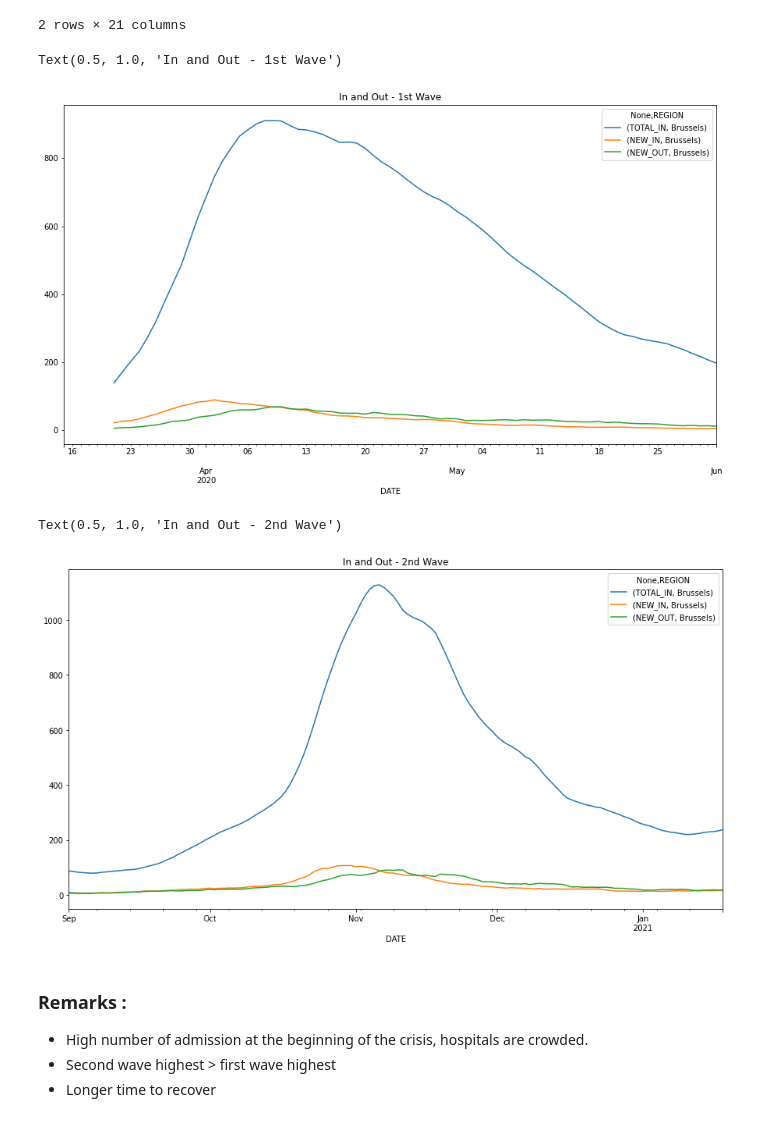
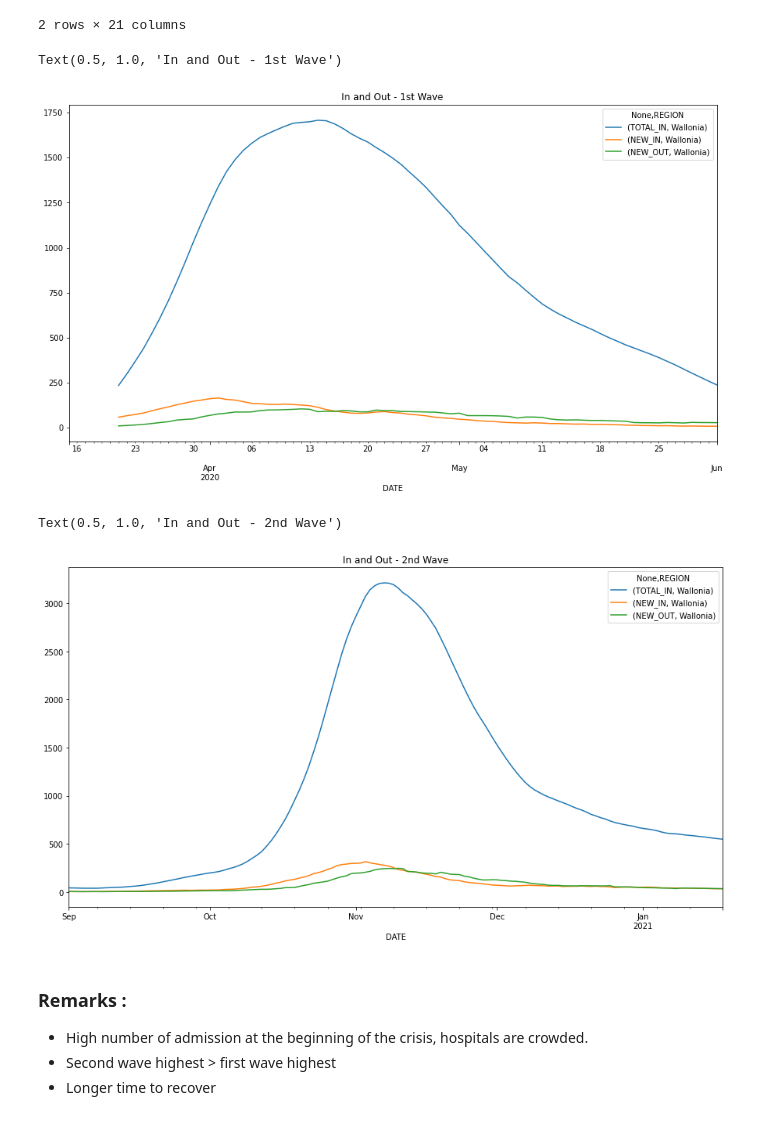
Before and after one commit to Demesmaeker/workshop-IBM-covid, a Jupyter notebook: main.ipynb, the cells around one changed output. Drawn from its saved outputs; the diff is of its cells as text; code cells hidden in the pictures.

```diff
--- a/main.ipynb
+++ b/main.ipynb
@@ -480,19 +481,21 @@ final_pivot.head(2)
 | 2020-03-16 | 5.0 | 2.0 | 5.0 | 81.0 | 159.0 | 130.0 | 14.0 | 40.0 | 25.0 | ... |
 2 rows × 21 columns
 # %%
-final_pivot[[('TOTAL_IN', 'Brussels'), ('NEW_IN', 'Brussels'),
-             ('NEW_OUT', 'Brussels')]].rolling(7).mean().loc[:"20200601"].plot(figsize=(15,8))
+region = "Wallonia"
+final_pivot[[('TOTAL_IN', region), ('NEW_IN', region),
+             ('NEW_OUT', region)]].rolling(7).mean().loc[:"20200601"].plot(figsize=(15,8))
 plt.title("In and Out - 1st Wave")
 # %% [output]
 Text(0.5, 1.0, 'In and Out - 1st Wave')
-[figure, old version]
+[figure, new version]
 # %%
-final_pivot[[('TOTAL_IN', 'Brussels'), ('NEW_IN', 'Brussels'),
-             ('NEW_OUT', 'Brussels')]].rolling(7).mean().loc["20200901":].plot(figsize=(15,8))
+region = "Wallonia"
+final_pivot[[('TOTAL_IN', region), ('NEW_IN', region),
+             ('NEW_OUT', region)]].rolling(7).mean().loc["20200901":].plot(figsize=(15,8))
 plt.title("In and Out - 2nd Wave")
 # %% [output]
 Text(0.5, 1.0, 'In and Out - 2nd Wave')
-[figure, old version]
+[figure, new version]
 # %% [markdown]
 ### Remarks :
 
```
Also changed, not shown: parts of 1 cell of this notebook.
